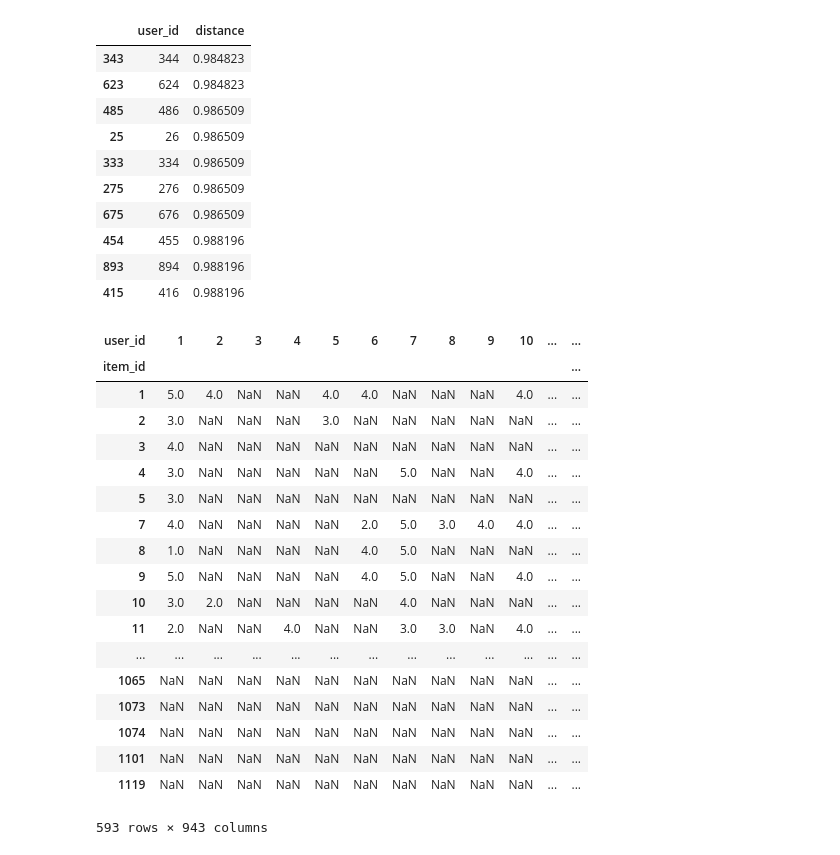
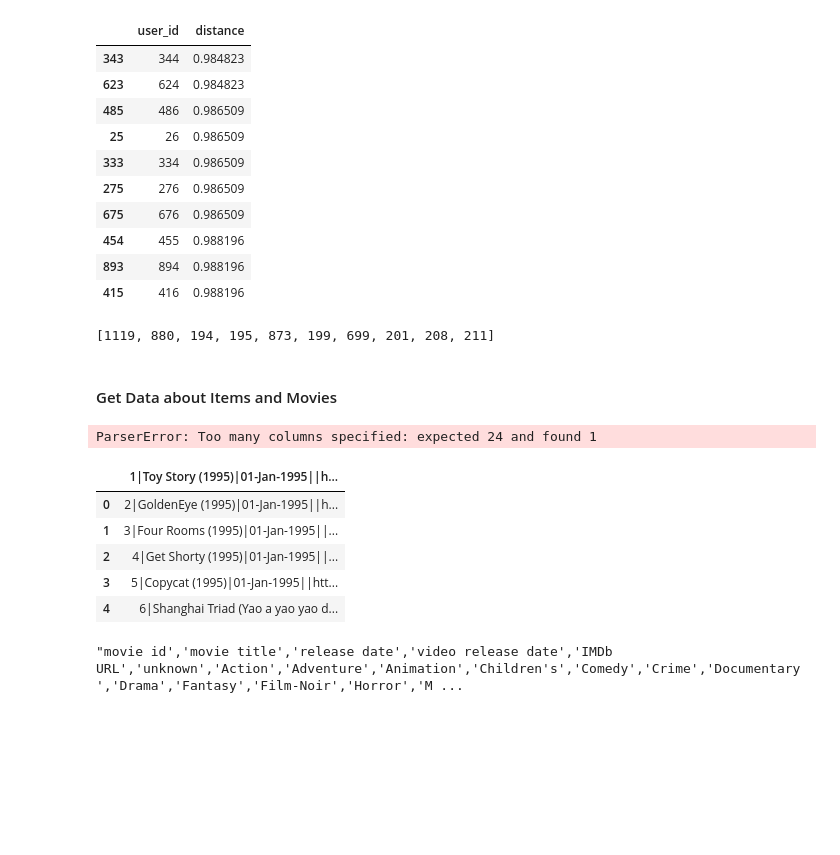
Before and after one commit to ohjho/ftds_oct_2018, a Jupyter notebook: Machine_Learning/NLP/recommendation_system/MovieLens_CollaborativeFiltering.ipynb, the cells around one changed output. Cells and saved outputs as stored; diff of their text form; code cells hidden in the pictures; blank space fills up the shorter version.

```diff
--- a/Machine_Learning/NLP/recommendation_system/MovieLens_CollaborativeFiltering.ipynb
+++ b/Machine_Learning/NLP/recommendation_system/MovieLens_CollaborativeFiltering.ipynb
@@ -205,22 +206,0 @@ def GetItemSuggest(ui_mat, user_id, N = 5):
-# %%
-ui_matrix.T
-# %% [output]
-| user_id | 1 | 2 | 3 | 4 | 5 | 6 | 7 | 8 | 9 | 10 | ... | ... |
-| item_id |  |  |  |  |  |  |  |  |  |  |  | ... |
-| 1 | 5.0 | 4.0 | NaN | NaN | 4.0 | 4.0 | NaN | NaN | NaN | 4.0 | ... | ... |
-| 2 | 3.0 | NaN | NaN | NaN | 3.0 | NaN | NaN | NaN | NaN | NaN | ... | ... |
-| 3 | 4.0 | NaN | NaN | NaN | NaN | NaN | NaN | NaN | NaN | NaN | ... | ... |
-| 4 | 3.0 | NaN | NaN | NaN | NaN | NaN | 5.0 | NaN | NaN | 4.0 | ... | ... |
-| 5 | 3.0 | NaN | NaN | NaN | NaN | NaN | NaN | NaN | NaN | NaN | ... | ... |
-| 7 | 4.0 | NaN | NaN | NaN | NaN | 2.0 | 5.0 | 3.0 | 4.0 | 4.0 | ... | ... |
-| 8 | 1.0 | NaN | NaN | NaN | NaN | 4.0 | 5.0 | NaN | NaN | NaN | ... | ... |
-| 9 | 5.0 | NaN | NaN | NaN | NaN | 4.0 | 5.0 | NaN | NaN | 4.0 | ... | ... |
-| 10 | 3.0 | 2.0 | NaN | NaN | NaN | NaN | 4.0 | NaN | NaN | NaN | ... | ... |
-| 11 | 2.0 | NaN | NaN | 4.0 | NaN | NaN | 3.0 | 3.0 | NaN | 4.0 | ... | ... |
-| ... | ... | ... | ... | ... | ... | ... | ... | ... | ... | ... | ... | ... |
-| 1065 | NaN | NaN | NaN | NaN | NaN | NaN | NaN | NaN | NaN | NaN | ... | ... |
-| 1073 | NaN | NaN | NaN | NaN | NaN | NaN | NaN | NaN | NaN | NaN | ... | ... |
-| 1074 | NaN | NaN | NaN | NaN | NaN | NaN | NaN | NaN | NaN | NaN | ... | ... |
-| 1101 | NaN | NaN | NaN | NaN | NaN | NaN | NaN | NaN | NaN | NaN | ... | ... |
-| 1119 | NaN | NaN | NaN | NaN | NaN | NaN | NaN | NaN | NaN | NaN | ... | ... |
-593 rows × 943 columns
@@ -226,0 +218,28 @@ ui_matrix.T
+# %%
+GetItemSuggest( ui_matrix, user1, 10)
+# %% [output]
+[1119, 880, 194, 195, 873, 199, 699, 201, 208, 211]
+# %% [markdown]
+#### Get Data about Items and Movies
+# %%
+fname = 'data/ml-100k/u.item'
+idata = pd.read_csv( fname, sep= '\t',
+                   header = 0,
+                   names = [
+                       'movie id','movie title','release date','video release date',
+                       'IMDb URL','unknown','Action','Adventure','Animation',"Children's",
+                       'Comedy','Crime','Documentary','Drama','Fantasy','Film-Noir','Horror',
+                       'Musical','Mystery','Romance','Sci-Fi','Thriller','War','Western'],
+                    encoding = 'iso-8859-1'
+                  )
+# %% [output]
+ParserError: Too many columns specified: expected 24 and found 1
+# %%
+idata.head()
+# %% [output]
+|  | 1|Toy Story (1995)|01-Jan-1995||h... |
+| 0 | 2|GoldenEye (1995)|01-Jan-1995||h... |
+| 1 | 3|Four Rooms (1995)|01-Jan-1995||... |
+| 2 | 4|Get Shorty (1995)|01-Jan-1995||... |
+| 3 | 5|Copycat (1995)|01-Jan-1995||htt... |
+| 4 | 6|Shanghai Triad (Yao a yao yao d... |
@@ -226,0 +254,4 @@ ui_matrix.T
+# %%
+"','".join(lls)
+# %% [output]
+"movie id','movie title','release date','video release date','IMDb URL','unknown','Action','Adventure','Animation','Children's','Comedy','Crime','Documentary','Drama','Fantasy','Film-Noir','Horror','M ...
```
Also changed, not shown: parts of 8 cells of this notebook.
